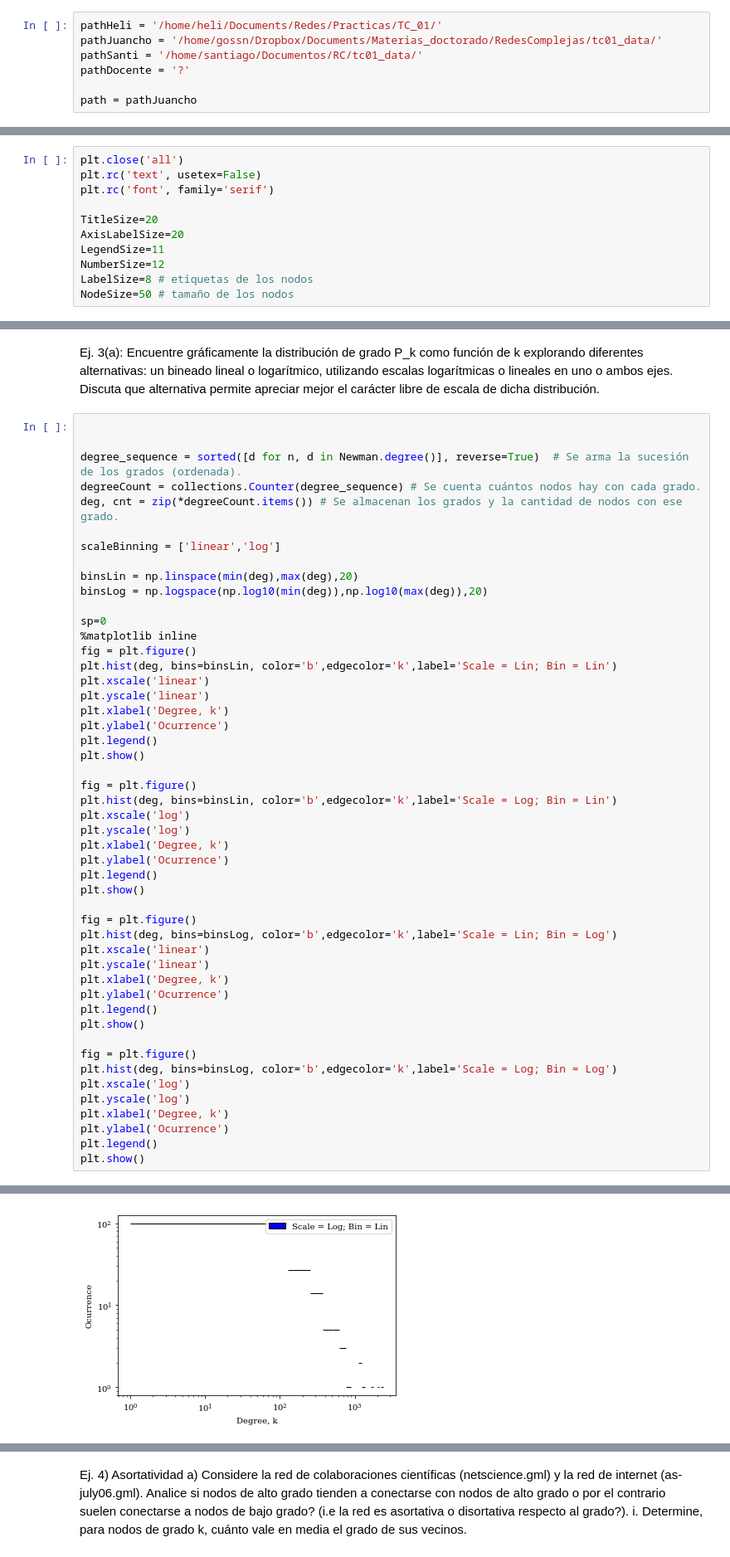
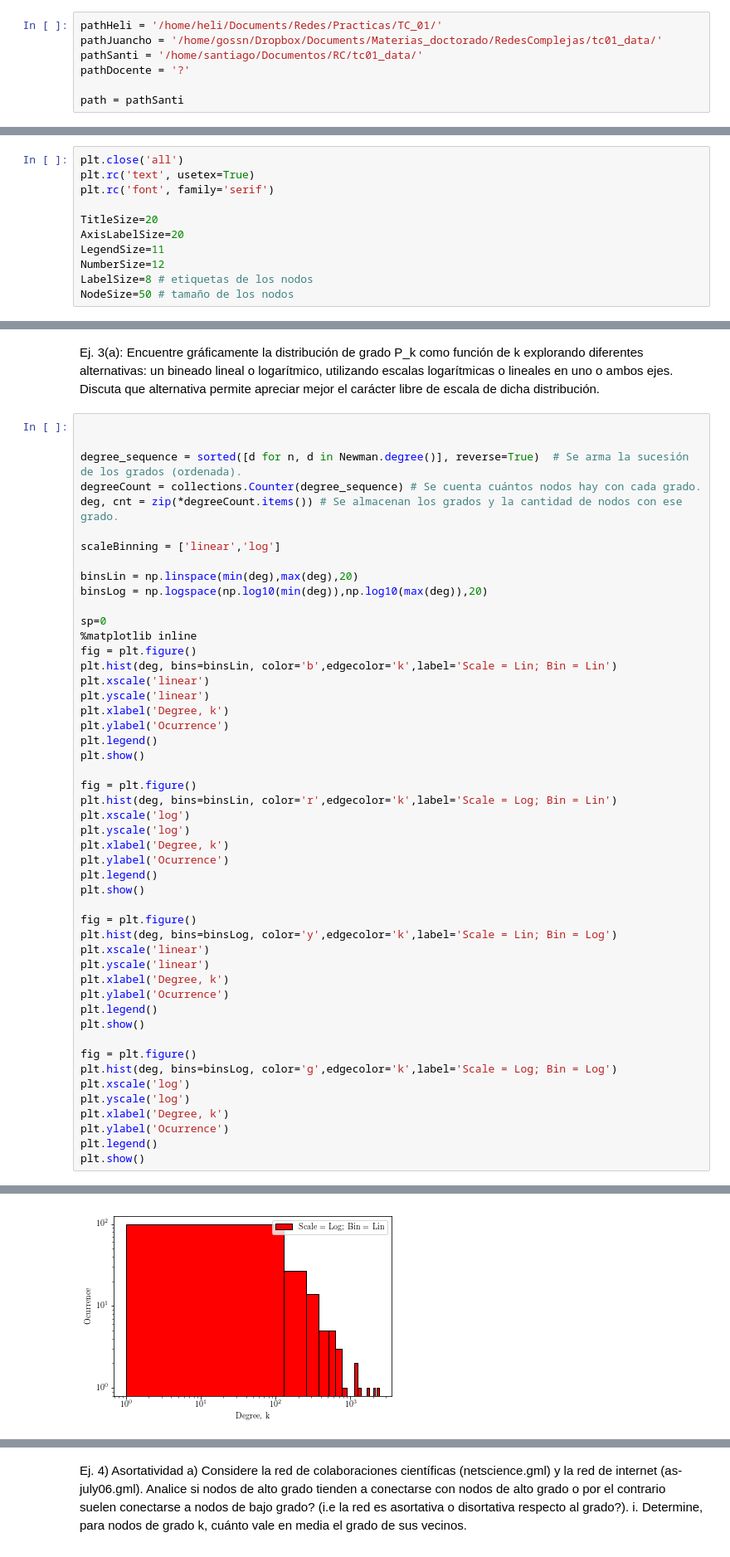
Before and after one commit to helimaga/Redes2018, a Jupyter notebook: TC1.ipynb, the cells around one changed output, grey strips where cells are left out. Shown at 83% size. Cells and saved outputs as stored; diff of their text form.

Commit message:
Coloreado de los gráficos del 3a e implementación del 3b con igraph.

```diff
--- a/TC1.ipynb
+++ b/TC1.ipynb
@@ -30,12 +30,12 @@ pathJuancho = '/home/gossn/Dropbox/Documents/Materias_doctorado/RedesComplejas/t
 pathSanti = '/home/santiago/Documentos/RC/tc01_data/'
 pathDocente = '?'
 
-path = pathJuancho
+path = pathSanti
 # %% [markdown]
 Configuraciones para los graficos:
 # %%
 plt.close('all')
-plt.rc('text', usetex=False)
+plt.rc('text', usetex=True)
 plt.rc('font', family='serif')
 
 TitleSize=20
@@ -480,7 +481,7 @@ plt.legend()
 plt.show()
 
 fig = plt.figure()
-plt.hist(deg, bins=binsLin, color='b',edgecolor='k',label='Scale = Log; Bin = Lin')
+plt.hist(deg, bins=binsLin, color='r',edgecolor='k',label='Scale = Log; Bin = Lin')
 plt.xscale('log')
 plt.yscale('log')
 plt.xlabel('Degree, k')
@@ -489,7 +490,7 @@ plt.legend()
 plt.show()
 
 fig = plt.figure()
-plt.hist(deg, bins=binsLog, color='b',edgecolor='k',label='Scale = Lin; Bin = Log')
+plt.hist(deg, bins=binsLog, color='y',edgecolor='k',label='Scale = Lin; Bin = Log')
 plt.xscale('linear')
 plt.yscale('linear')
 plt.xlabel('Degree, k')
@@ -498,7 +499,7 @@ plt.legend()
 plt.show()
 
 fig = plt.figure()
-plt.hist(deg, bins=binsLog, color='b',edgecolor='k',label='Scale = Log; Bin = Log')
+plt.hist(deg, bins=binsLog, color='g',edgecolor='k',label='Scale = Log; Bin = Log')
 plt.xscale('log')
 plt.yscale('log')
 plt.xlabel('Degree, k')
@@ -510 +511 @@ plt.show()
-[figure, old version]
+[figure, new version]
```
Also changed, not shown: parts of 6 cells of this notebook.
